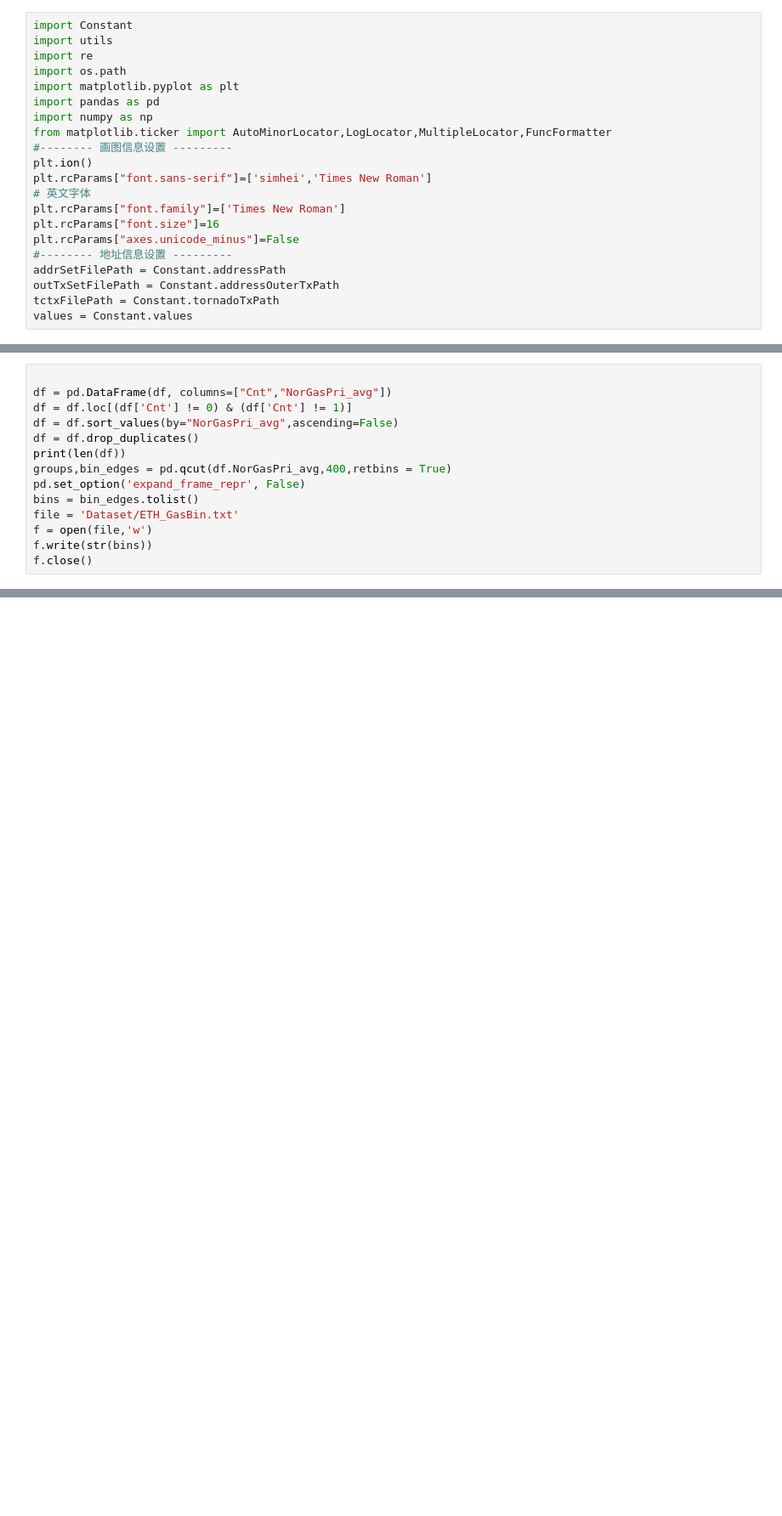
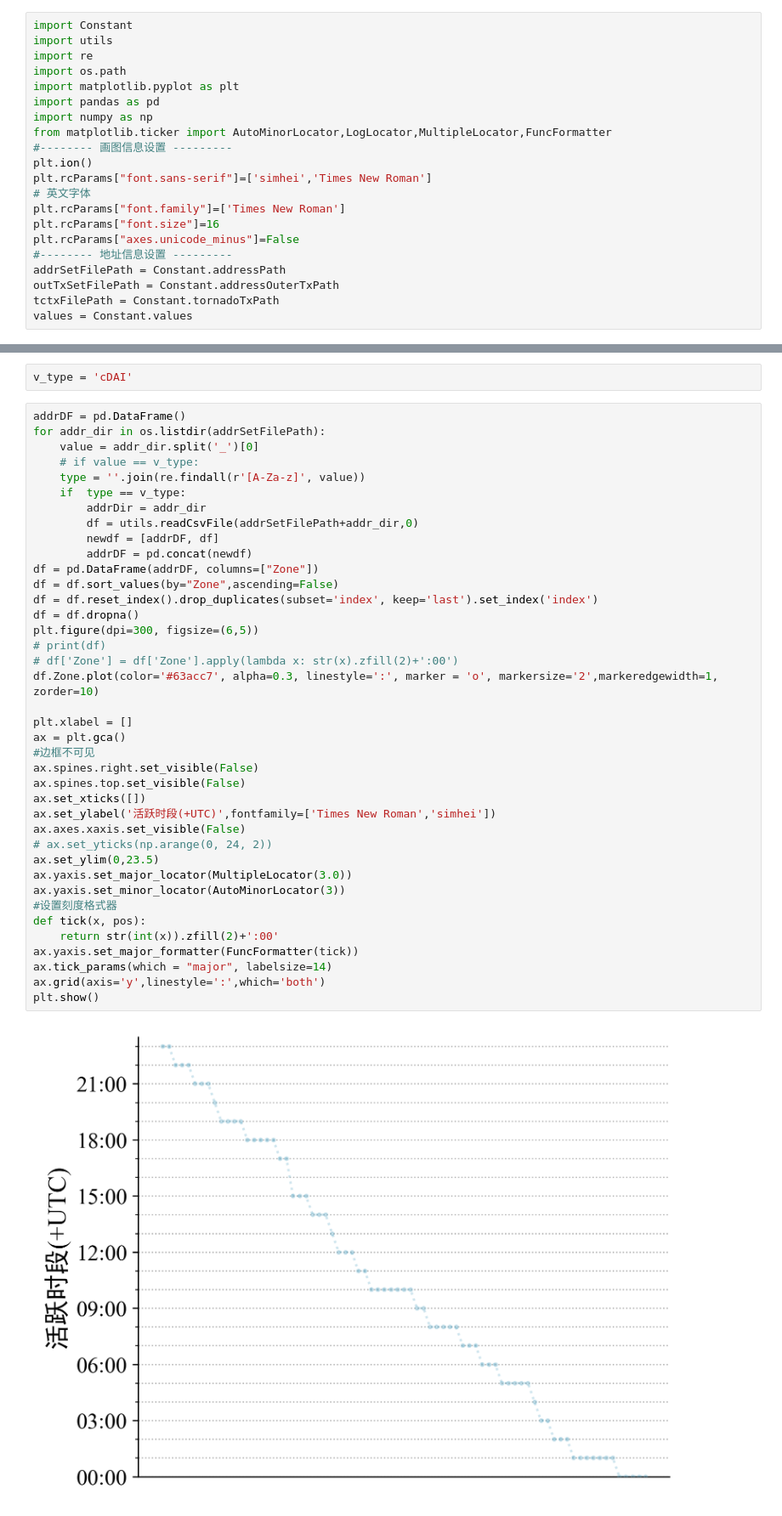
Before and after one commit to Cagayake-1/TornadoCluster, a Jupyter notebook: AprioriDataPre.ipynb, the cells around one changed output, grey strips where cells are left out. Shown: that part at 85% size. Drawn from its saved outputs; the diff is of its cells as text; blank space fills up the shorter version.

```diff
--- a/AprioriDataPre.ipynb
+++ b/AprioriDataPre.ipynb
@@ -249,14 +21,0 @@ f.close()
-# %%
-
-df = pd.DataFrame(df, columns=["Cnt","NorGasPri_avg"])
-df = df.loc[(df['Cnt'] != 0) & (df['Cnt'] != 1)]
-df = df.sort_values(by="NorGasPri_avg",ascending=False)
-df = df.drop_duplicates()
-print(len(df))
-groups,bin_edges = pd.qcut(df.NorGasPri_avg,400,retbins = True)
-pd.set_option('expand_frame_repr', False)
-bins = bin_edges.tolist()
-file = 'Dataset/ETH_GasBin.txt'
-f = open(file,'w')
-f.write(str(bins))
-f.close()
@@ -265 +175,44 @@ f.close()
+# %%
+v_type = 'cDAI'
+# %%
+addrDF = pd.DataFrame()
+for addr_dir in os.listdir(addrSetFilePath):
+    value = addr_dir.split('_')[0]
+    # if value == v_type:
+    type = ''.join(re.findall(r'[A-Za-z]', value))
+    if  type == v_type:
+        addrDir = addr_dir
+        df = utils.readCsvFile(addrSetFilePath+addr_dir,0)
+        newdf = [addrDF, df]
+        addrDF = pd.concat(newdf)
+df = pd.DataFrame(addrDF, columns=["Zone"])
+df = df.sort_values(by="Zone",ascending=False)
+df = df.reset_index().drop_duplicates(subset='index', keep='last').set_index('index')
+df = df.dropna()
+plt.figure(dpi=300, figsize=(6,5))
+# print(df)
+# df['Zone'] = df['Zone'].apply(lambda x: str(x).zfill(2)+':00')
+df.Zone.plot(color='#63acc7', alpha=0.3, linestyle=':', marker = 'o', markersize='2',markeredgewidth=1, zorder=10)
+
+plt.xlabel = []
+ax = plt.gca()
+#边框不可见
+ax.spines.right.set_visible(False)
+ax.spines.top.set_visible(False)
+ax.set_xticks([])
+ax.set_ylabel('活跃时段(+UTC)',fontfamily=['Times New Roman','simhei'])
+ax.axes.xaxis.set_visible(False)
+# ax.set_yticks(np.arange(0, 24, 2))
+ax.set_ylim(0,23.5)
+ax.yaxis.set_major_locator(MultipleLocator(3.0))
+ax.yaxis.set_minor_locator(AutoMinorLocator(3))
+#设置刻度格式器
+def tick(x, pos):
+    return str(int(x)).zfill(2)+':00'
+ax.yaxis.set_major_formatter(FuncFormatter(tick))
+ax.tick_params(which = "major", labelsize=14)
+ax.grid(axis='y',linestyle=':',which='both')
+plt.show()
+# %% [output]
+[figure, added]
 # %%
```
Also changed, not shown: parts of 18 cells of this notebook, 6 other files.
